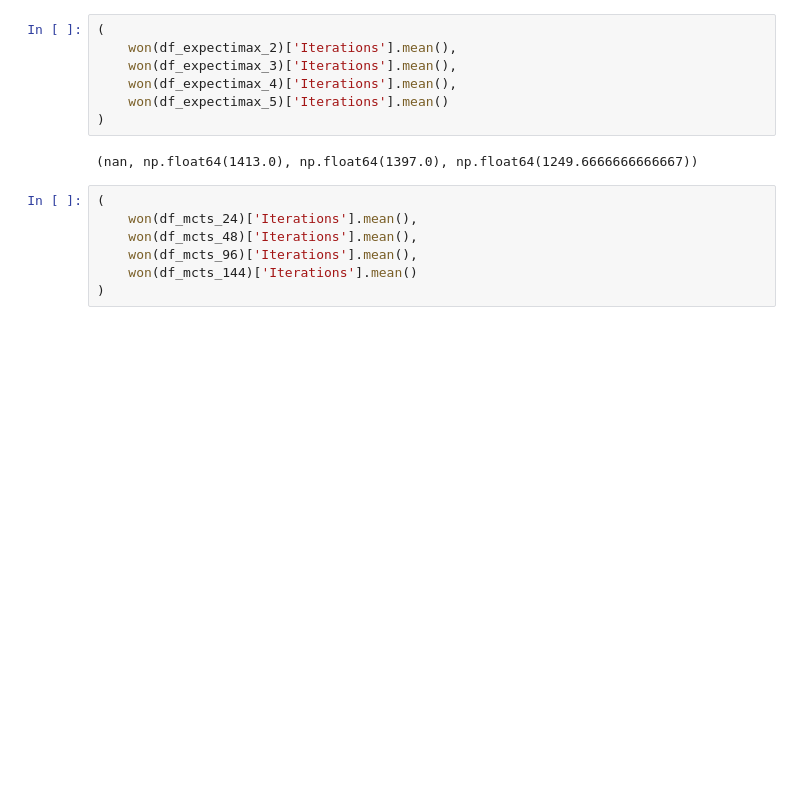
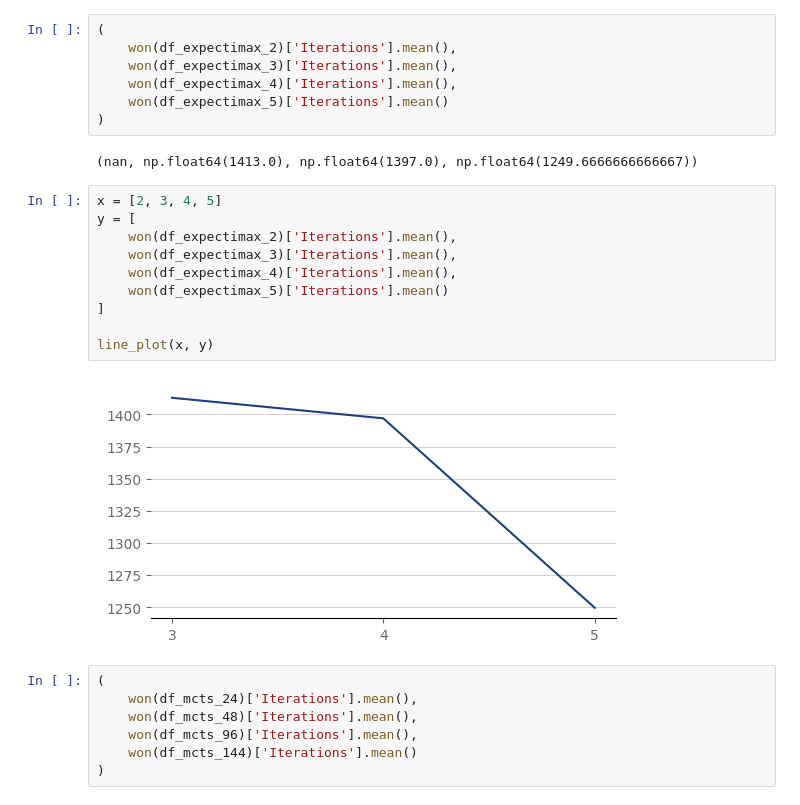
Before and after one commit to PSU-AI801-Group1-Fall-2024/2048-experiments, a Jupyter notebook: data-synthensis.ipynb, the cells around one changed output. Cells and saved outputs as stored; diff of their text form; blank space fills up the shorter version.

Commit message:
added new expectimax-4 data

```diff
--- a/data-synthensis.ipynb
+++ b/data-synthensis.ipynb
@@ -329,6 +329,18 @@ line_plot(x, y)
 )
 # %% [output]
 (nan, np.float64(1413.0), np.float64(1397.0), np.float64(1249.6666666666667))
+# %%
+x = [2, 3, 4, 5]
+y = [
+    won(df_expectimax_2)['Iterations'].mean(),
+    won(df_expectimax_3)['Iterations'].mean(),
+    won(df_expectimax_4)['Iterations'].mean(),
+    won(df_expectimax_5)['Iterations'].mean()
+]
+
+line_plot(x, y)
+# %% [output]
+[figure, added]
 # %%
 (
     won(df_mcts_24)['Iterations'].mean(),
```
Also changed, not shown: parts of 1 cell of this notebook.
